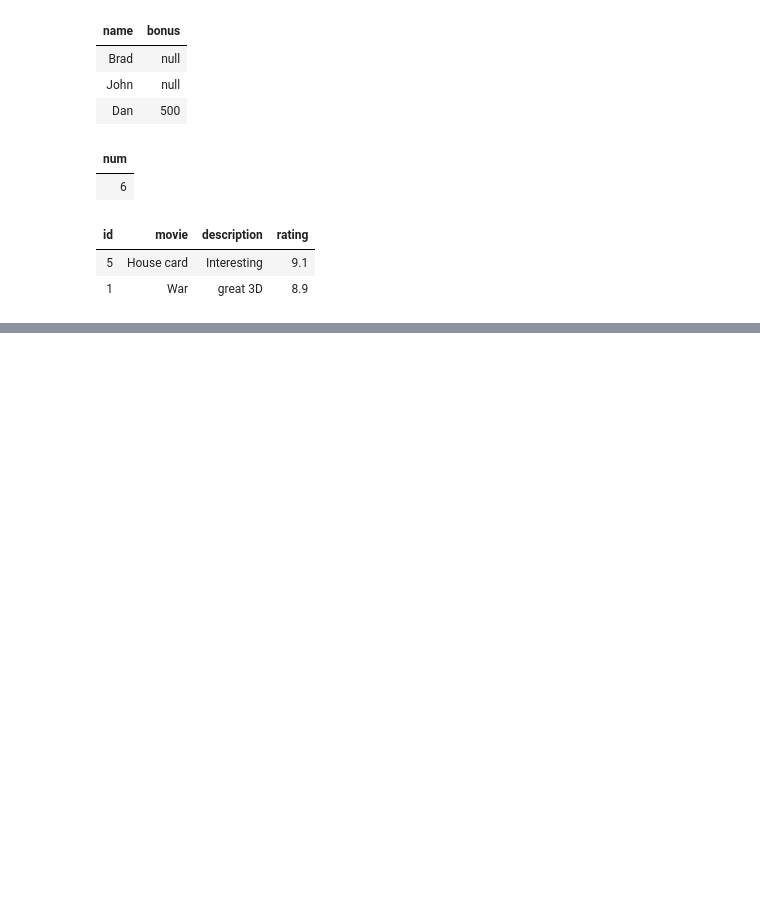
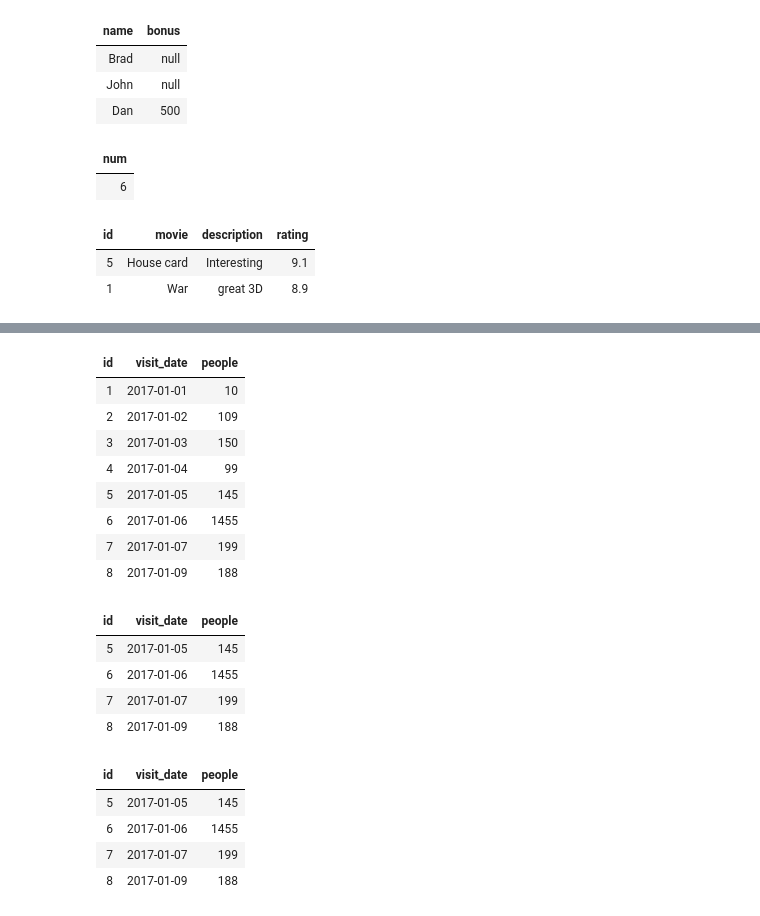
Before and after one commit to Atharv-Pawar/PySpark, a Jupyter notebook: leetcode 2026-08-17 11_17_05.ipynb, the cells around one changed output, grey strips where cells are left out. Cells and saved outputs as stored; diff of their text form; code cells hidden in the pictures; blank space fills up the shorter version.

```diff
--- a/leetcode 2026-08-17 11_17_05.ipynb
+++ b/leetcode 2026-08-17 11_17_05.ipynb
@@ -288,0 +356,73 @@ display(asked)
+# %%
+stadium_schema = ["id", "visit_date", "people"]
+
+stadium_data = [
+    (1, "2017-01-01", 10),
+    (2, "2017-01-02", 109),
+    (3, "2017-01-03", 150),
+    (4, "2017-01-04", 99),
+    (5, "2017-01-05", 145),
+    (6, "2017-01-06", 1455),
+    (7, "2017-01-07", 199),
+    (8, "2017-01-09", 188)
+]
+
+stadium = spark.createDataFrame(stadium_data, stadium_schema)
+display(stadium)
+stadium.createOrReplaceTempView("stadium")
+result_sql = spark.sql("""
+                WITH qualified AS (
+                        SELECT
+                            id,
+                            visit_date,
+                            people,
+                            id - ROW_NUMBER() OVER (ORDER BY id) AS grp
+                        FROM Stadium
+                        WHERE people >= 100
+                    ),
+                    valid_groups AS (
+                        SELECT grp
+                        FROM qualified
+                        GROUP BY grp
+                        HAVING COUNT(*) >= 3
+                    )
+                SELECT
+                    q.id,
+                    q.visit_date,
+                    q.people
+                FROM qualified q
+                JOIN valid_groups vg
+                    ON q.grp = vg.grp
+                ORDER BY q.visit_date ASC;
+            """)
+display(result_sql)
+
+qualified = stadium.select(col('id'), col('visit_date'), col('people'))\
+    .filter(col('people') >= 100)\
+        .withColumn('grp', col('id') - row_number().over(Window.orderBy(col('id'))))
+
+result = qualified.groupBy('grp').agg(count('*').alias('cnt'))\
+    .filter(col('cnt') >= 3)\
+        .join(qualified, 'grp')\
+            .select(col('id'), col('visit_date'), col('people'))
+display(result)
+# %% [output]
+| id | visit_date | people |
+| 1 | 2017-01-01 | 10 |
+| 2 | 2017-01-02 | 109 |
+| 3 | 2017-01-03 | 150 |
+| 4 | 2017-01-04 | 99 |
+| 5 | 2017-01-05 | 145 |
+| 6 | 2017-01-06 | 1455 |
+| 7 | 2017-01-07 | 199 |
+| 8 | 2017-01-09 | 188 |
+| id | visit_date | people |
+| 5 | 2017-01-05 | 145 |
+| 6 | 2017-01-06 | 1455 |
+| 7 | 2017-01-07 | 199 |
+| 8 | 2017-01-09 | 188 |
+| id | visit_date | people |
+| 5 | 2017-01-05 | 145 |
+| 6 | 2017-01-06 | 1455 |
+| 7 | 2017-01-07 | 199 |
+| 8 | 2017-01-09 | 188 |
```
Also changed, not shown: parts of 5 cells of this notebook.
